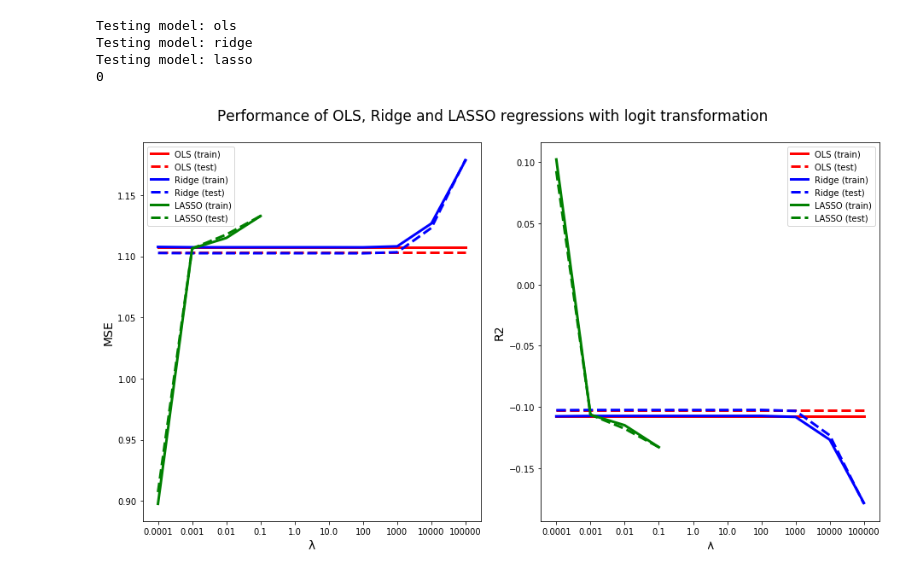
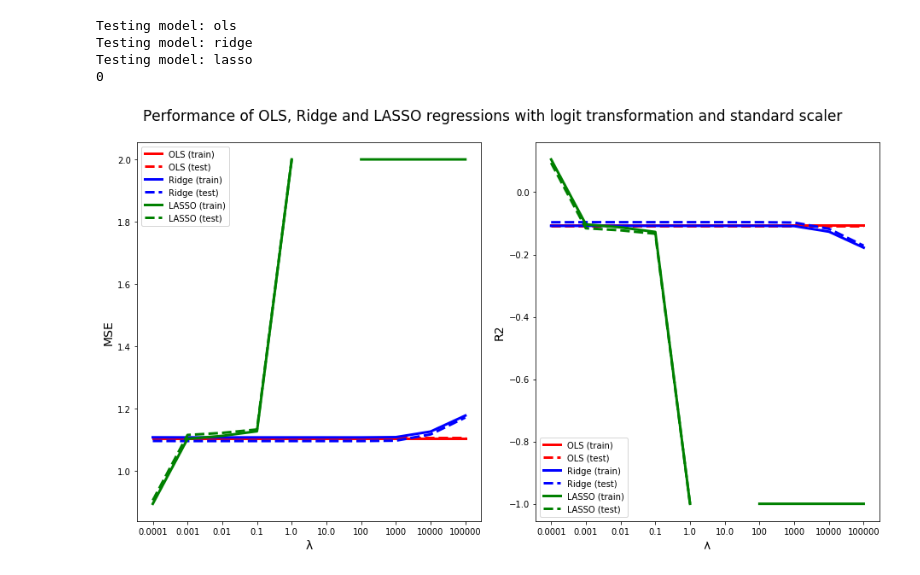
Before and after one commit to hannasv/Project3, a Jupyter notebook: LinearRegression.ipynb, the cells around one changed output. Cells and saved outputs as stored; diff of their text form; code cells hidden in the pictures.

```diff
--- a/LinearRegression.ipynb
+++ b/LinearRegression.ipynb
@@ -420,7 +420,7 @@ array([ 1.56497232e-02, -7.42122431e+01,  6.20688367e-06,  1.33323358e-02])
 X_train, X_test, y_train, y_test = train_test_split(X, y, test_size = 0.2)
 scaler = StandardScaler()
 fit = scaler.fit(X_train)
-X_test = scaler.transform(X_train)
+X_train = scaler.transform(X_train)
 X_test = scaler.transform(X_test)
 # %%
 X_train.shape, X_test.shape, y_train.shape, y_test.shape
@@ -465,32 +465,32 @@ plt.plot(xlogr, (results["mse_train"]["ols"]*np.ones(len(xlogr))).T, 'r', label=
 plt.plot(xlogr, (results["mse_test"]["ols"]*np.ones(len(xlogr))).T, 'r--', label='OLS (test)',  linewidth=3.0)
 plt.plot(xlogr, np.asarray(results["mse_train"]["ridge"]).T, 'b', label='Ridge (train)', linewidth=3.0)
 plt.plot(xlogr, np.asarray(results["mse_test"]["ridge"]).T, 'b--', label='Ridge (test)', linewidth=3.0)
 plt.plot(xlogr, np.asarray(results["mse_train"]["lasso"]).T, 'g', label='LASSO (train)', linewidth=3.0)
 plt.plot(xlogr, np.asarray(results["mse_test"]["lasso"]).T, 'g--', label='LASSO (test)', linewidth=3.0)
 ax = plt.gca()
 plt.xticks(np.asarray(xlogr))
 ax.set_xticklabels(param_grid['ridge'])
 plt.xlabel('λ', fontsize=14)
 plt.ylabel('MSE', fontsize=14)
 plt.legend()
 
 # R-squared
 plt.subplot(1,2,2)
 plt.plot(xlogr, (results["r2_train"]["ols"]*np.ones(len(xlogr))).T, 'r', label='OLS (train)', linewidth=3.0)
 plt.plot(xlogr, (results["r2_test"]["ols"]*np.ones(len(xlogr))).T, 'r--', label='OLS (test)', linewidth=3.0)
 plt.plot(xlogr, np.asarray(results["r2_train"]["ridge"]).T, 'b', label='Ridge (train)', linewidth=3.0)
 plt.plot(xlogr, np.asarray(results["r2_test"]["ridge"]).T, 'b--', label='Ridge (test)', linewidth=3.0)
 plt.plot(xlogr, np.asarray(results["r2_train"]["lasso"]).T, 'g', label='LASSO (train)', linewidth=3.0)
 plt.plot(xlogr, np.asarray(results["r2_test"]["lasso"]).T, 'g--', label='LASSO (test)', linewidth=3.0)
 ax = plt.gca()
 plt.xticks(np.asarray(xlogr))
 ax.set_xticklabels(param_grid['ridge'])
 plt.xlabel('λ', fontsize=14)
 plt.ylabel('R2', fontsize=14)
 plt.legend()
-plt.suptitle("Performance of OLS, Ridge and LASSO regressions with logit transformation", y=1.05, fontsize=17)
+plt.suptitle("Performance of OLS, Ridge and LASSO regressions with logit transformation and standard scaler", y=1.05, fontsize=17)
 plt.savefig("results/figures/metric_regression_on_allData_with_Logit_StandardScaler.png", bbox_inches = "tight")
 plt.tight_layout()
 plt.show()
 # %% [output]
-[figure, old version]
+[figure, new version]
```
Also changed, not shown: parts of 1 cell of this notebook, 8 other files.
